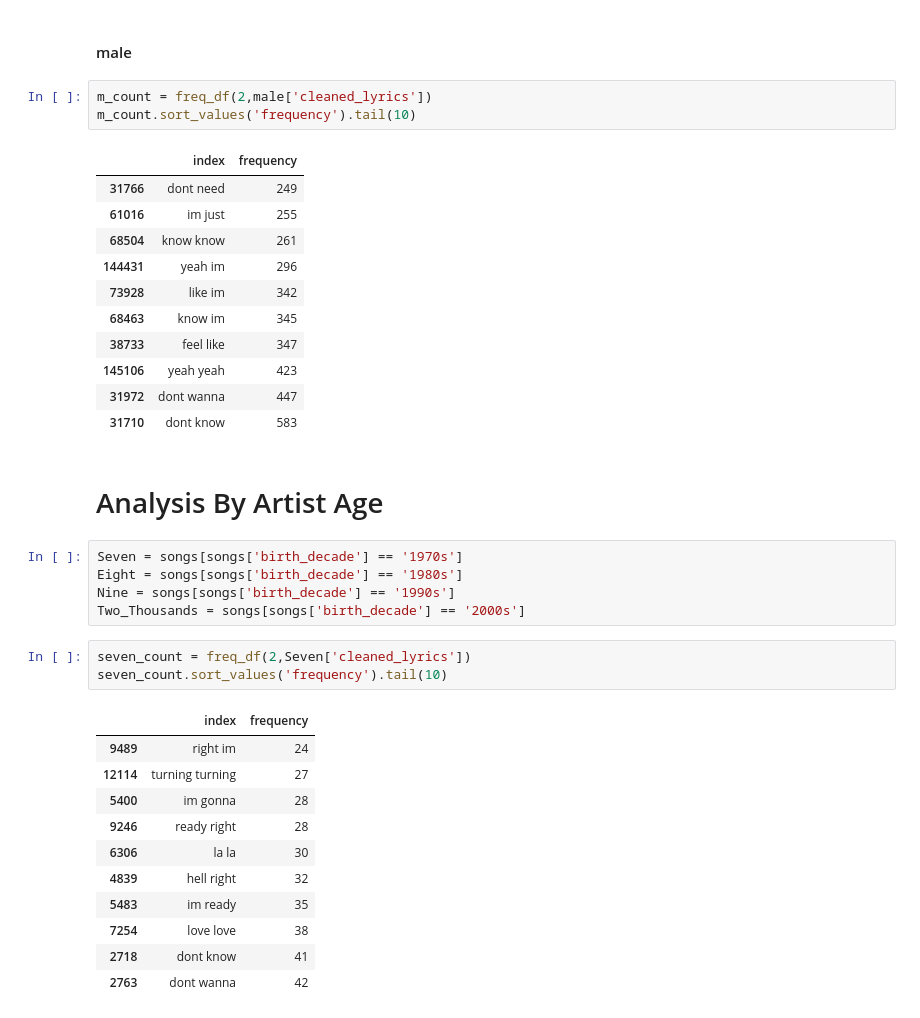
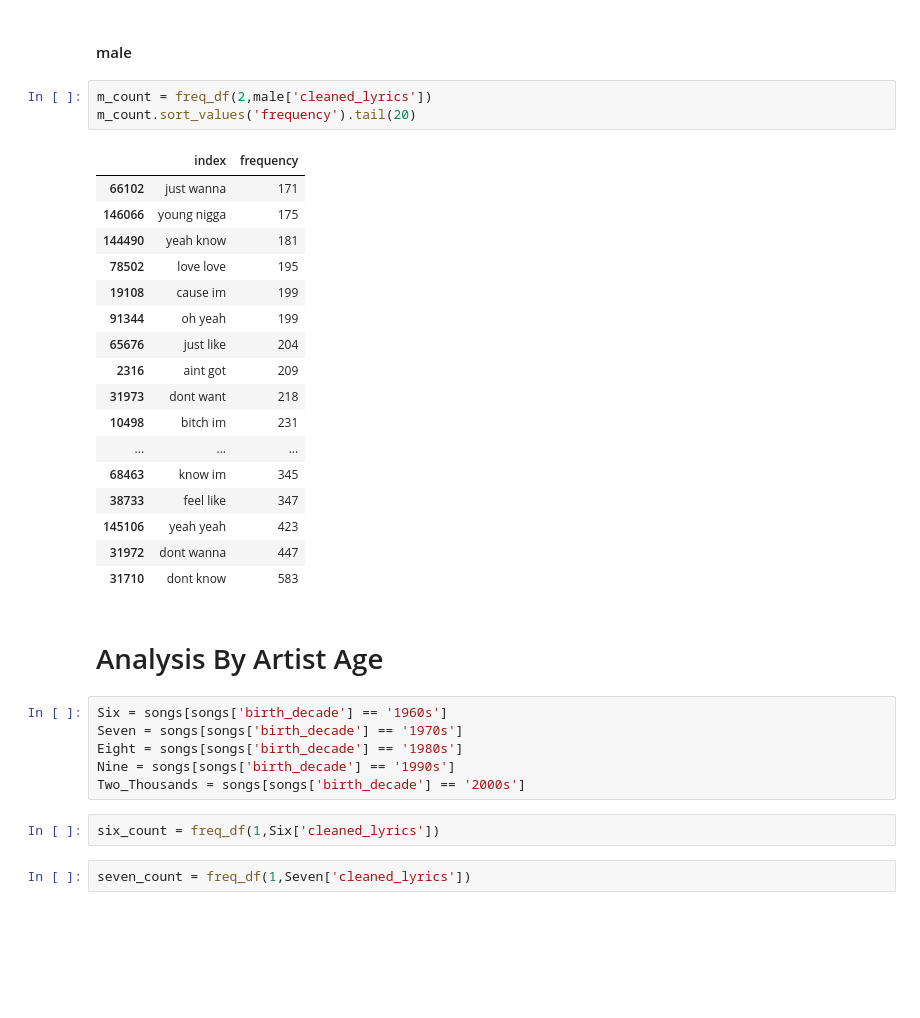
Before and after one commit to savyrosea/Genius_Lyrics_Analysis, a Jupyter notebook: notebooks/3_N-Grams.ipynb, the cells around one changed output. Saved outputs shown, nothing was run; the diff lists cells and outputs as text; blank space fills up the shorter version.

```diff
--- a/notebooks/3_N-Grams.ipynb
+++ b/notebooks/3_N-Grams.ipynb
@@ -134,14 +140,20 @@ f_count.sort_values('frequency').tail(10)
 #### male
 # %%
 m_count = freq_df(2,male['cleaned_lyrics'])
-m_count.sort_values('frequency').tail(10)
+m_count.sort_values('frequency').tail(20)
 # %% [output]
 |  | index | frequency |
-| 31766 | dont need | 249 |
-| 61016 | im just | 255 |
-| 68504 | know know | 261 |
-| 144431 | yeah im | 296 |
-| 73928 | like im | 342 |
+| 66102 | just wanna | 171 |
+| 146066 | young nigga | 175 |
+| 144490 | yeah know | 181 |
+| 78502 | love love | 195 |
+| 19108 | cause im | 199 |
+| 91344 | oh yeah | 199 |
+| 65676 | just like | 204 |
+| 2316 | aint got | 209 |
+| 31973 | dont want | 218 |
+| 10498 | bitch im | 231 |
+| ... | ... | ... |
 | 68463 | know im | 345 |
 | 38733 | feel like | 347 |
 | 145106 | yeah yeah | 423 |
@@ -150,23 +162,13 @@ m_count.sort_values('frequency').tail(10)
 # %% [markdown]
 # Analysis By Artist Age
 # %%
+Six = songs[songs['birth_decade'] == '1960s']
 Seven = songs[songs['birth_decade'] == '1970s']
 Eight = songs[songs['birth_decade'] == '1980s']
 Nine = songs[songs['birth_decade'] == '1990s']
 Two_Thousands = songs[songs['birth_decade'] == '2000s']
+# %%
+six_count = freq_df(1,Six['cleaned_lyrics'])
 # %%
-seven_count = freq_df(2,Seven['cleaned_lyrics'])
-seven_count.sort_values('frequency').tail(10)
+seven_count = freq_df(1,Seven['cleaned_lyrics'])
-# %% [output]
-|  | index | frequency |
-| 9489 | right im | 24 |
-| 12114 | turning turning | 27 |
-| 5400 | im gonna | 28 |
-| 9246 | ready right | 28 |
-| 6306 | la la | 30 |
-| 4839 | hell right | 32 |
-| 5483 | im ready | 35 |
-| 7254 | love love | 38 |
-| 2718 | dont know | 41 |
-| 2763 | dont wanna | 42 |
 # %%
```
Also changed, not shown: parts of 4 cells of this notebook, 1 other file.
